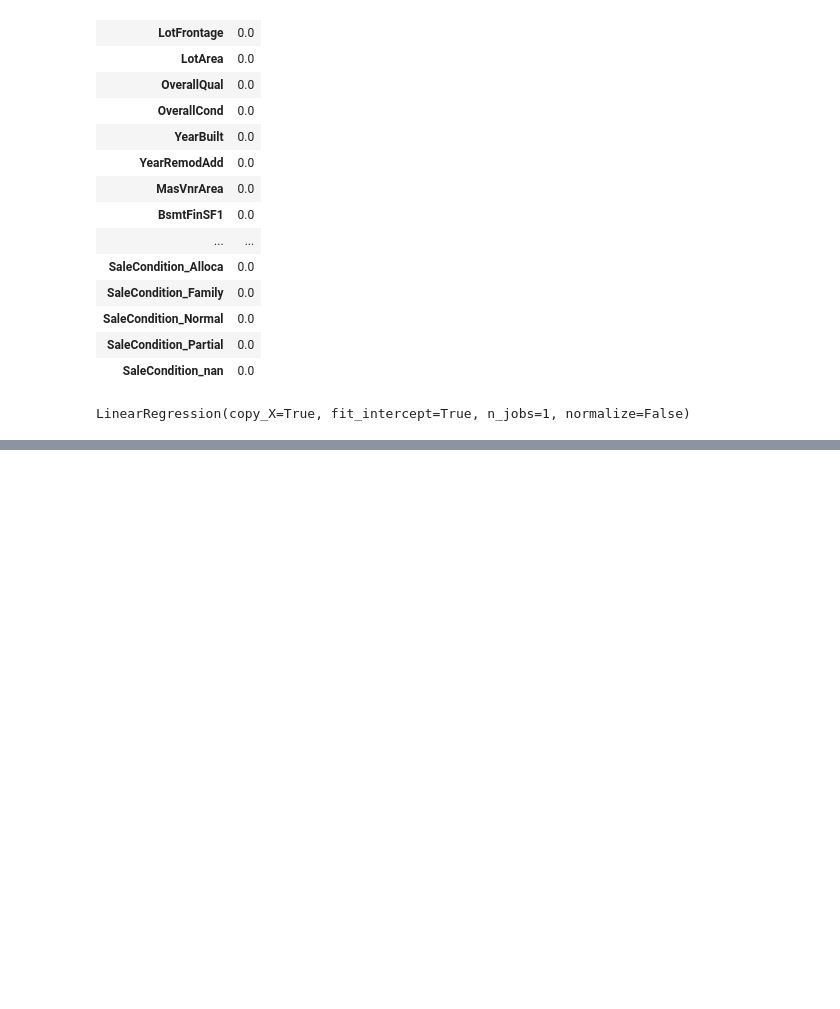
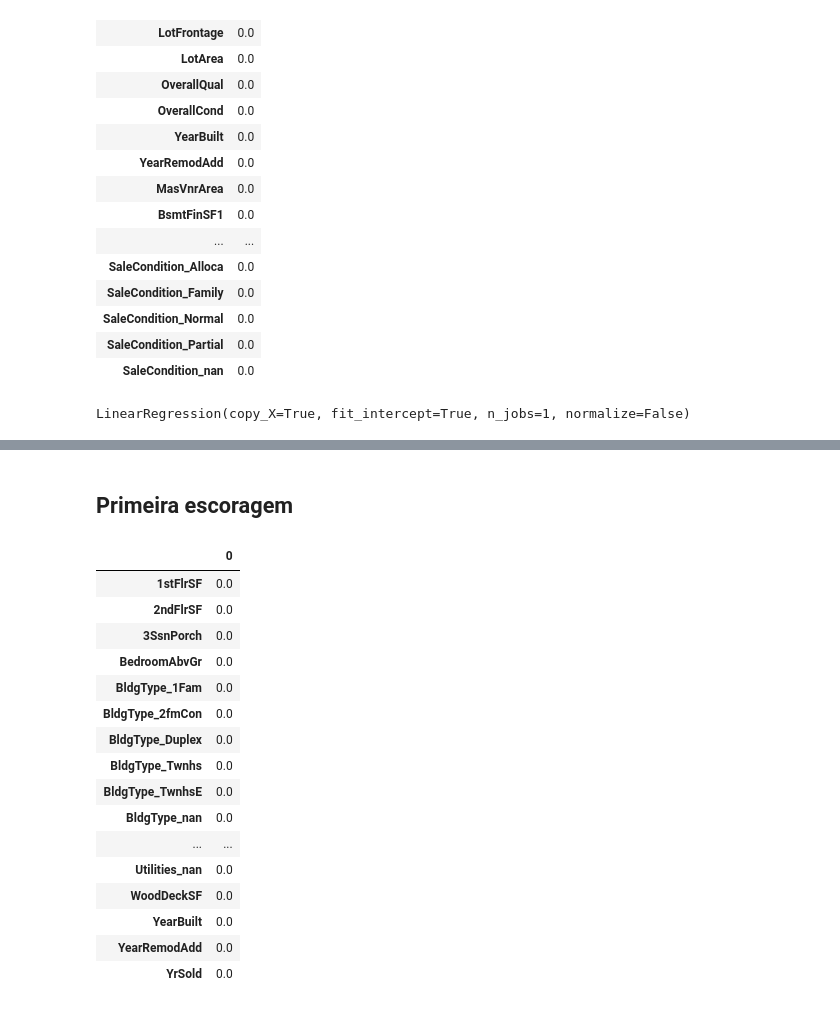
Before and after one commit to paulobueno/house_prices, a Jupyter notebook: V1.ipynb, the cells around one changed output, grey strips where cells are left out. Drawn from its saved outputs; the diff is of its cells as text; code cells hidden in the pictures; blank space fills up the shorter version.

```diff
--- a/V1.ipynb
+++ b/V1.ipynb
@@ -223,13 +223,14 @@ def f_missing(x):
     #else:
     #    return x.fillna(x.mode()[0], inplace=True)
 
-#var_list = (tabela.apply(p_missing, axis=0))
-#tabela = tabela.loc[:, var_list]
+var_list = (tabela.apply(p_missing, axis=0))
+tabela = tabela.loc[:, var_list]
 
 for x in tabela.columns:
     f_missing(tabela[x])
 
 
+
 tabela_dum = pd.get_dummies(tabela, dummy_na = True)
 x = pd.DataFrame(tabela_dum.isnull().sum()/len(tabela_dum))
 HTML(x.to_html())
@@ -298,0 +319,43 @@ feature_selection.f_regression(train_x, np.asarray(train_y), center=True)
+# %% [markdown]
+## Primeira escoragem
+# %%
+data_2 = pd.read_csv('./test.csv')
+tabela_2 = pd.DataFrame(data_2)
+
+def f_missing(x):
+    if(x.dtype == np.float64 or x.dtype == np.int64):
+        return x.fillna(0, inplace=True)
+    #else:
+    #    return x.fillna(x.mode()[0], inplace=True)
+
+
+tabela_2_dum = pd.get_dummies(tabela_2, dummy_na = True)
+var_list_train = (train_x.columns)
+tabela_2_dum = tabela_2_dum.loc[:, var_list_train]
+tabela_2_dum = tabela_2_dum.reindex_axis(sorted(tabela_2_dum.columns), axis=1)
+#train_x.head()
+#tabela_2_dum.head()
+
+for x in tabela_2_dum.columns:
+    f_missing(tabela_2_dum[x])
+
+x = pd.DataFrame(tabela_2_dum.isnull().sum()/len(tabela_2_dum))
+HTML(x.to_html())
+# %% [output]
+|  | 0 |
+| 1stFlrSF | 0.0 |
+| 2ndFlrSF | 0.0 |
+| 3SsnPorch | 0.0 |
+| BedroomAbvGr | 0.0 |
+| BldgType_1Fam | 0.0 |
+| BldgType_2fmCon | 0.0 |
+| BldgType_Duplex | 0.0 |
+| BldgType_Twnhs | 0.0 |
+| BldgType_TwnhsE | 0.0 |
+| BldgType_nan | 0.0 |
+| ... | ... |
+| Utilities_nan | 0.0 |
+| WoodDeckSF | 0.0 |
+| YearBuilt | 0.0 |
+| YearRemodAdd | 0.0 |
+| YrSold | 0.0 |
```
Also changed, not shown: parts of 9 cells of this notebook.
